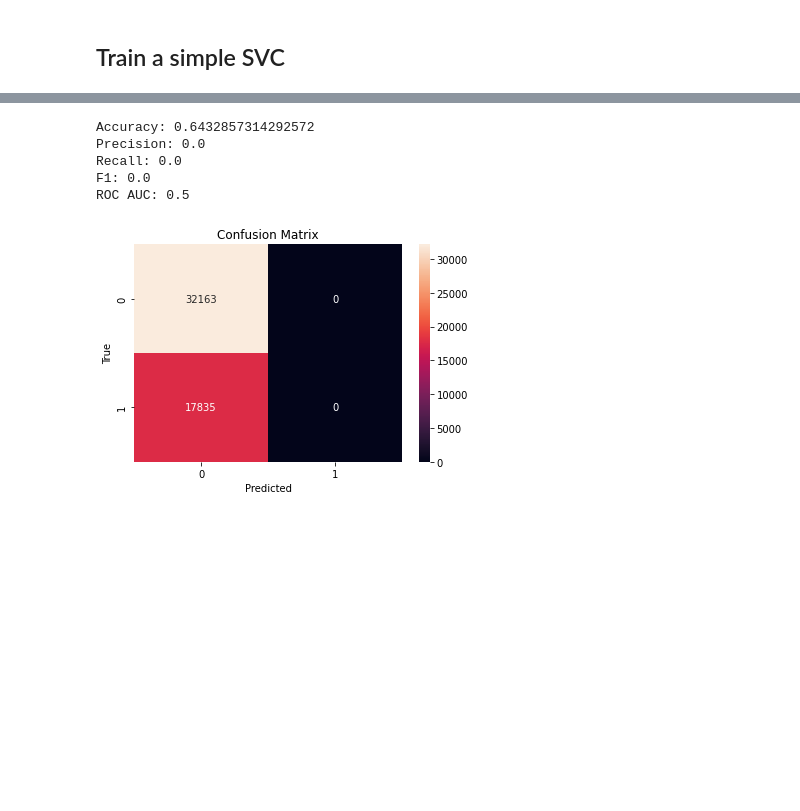
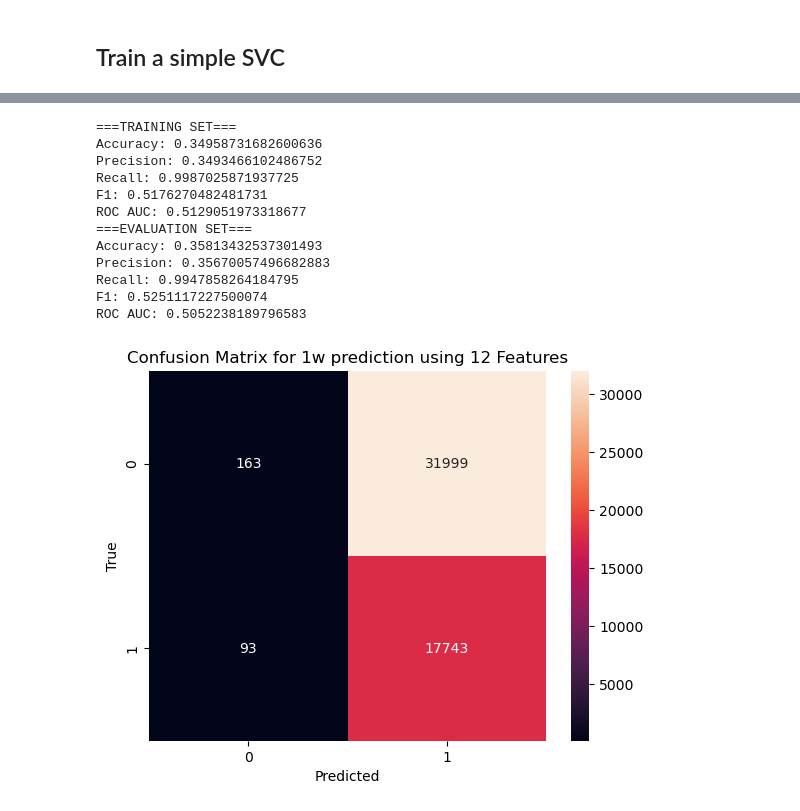
Before and after one commit to aashish-khub/bm_outperformers_project, a Jupyter notebook: dslc_documentation/03_prediction_SVC.ipynb, the cells around one changed output, grey strips where cells are left out. Cells and saved outputs as stored; diff of their text form; code cells hidden in the pictures; blank space fills up the shorter version.

Commit message:
update to use continuous features and binary targets

```diff
--- a/dslc_documentation/03_prediction_SVC.ipynb
+++ b/dslc_documentation/03_prediction_SVC.ipynb
@@ -47,9 +47,9 @@ test_ticker_df
 # %%
 NUM_FEATURES = 12
 PREDICTION_PERIOD = "1w"
-MODEL_USING_DF = active_returns_thresholded
+MODEL_USING_DF = active_returns
 # MODEL_USING_DF = test_ticker_df #turn this on to run for one company
-df = featurize_time_series(MODEL_USING_DF, PREDICTION_PERIOD, NUM_FEATURES)
+df = featurize_time_series(MODEL_USING_DF, PREDICTION_PERIOD, NUM_FEATURES,set_threshold_for_target_var_bps=N_THRESHOLD_BPS)
 target_var = "ar_" + PREDICTION_PERIOD + "_t"
 X = df.drop(columns=[target_var, "Date", "Ticker"])
 y = df[[target_var]]
@@ -104,6 +104,6 @@ import seaborn as sns
 import matplotlib.pyplot as plt
 # %%
 #Train an SVM model
-model = SVC(probability=True, kernel="linear")
+model = SVC(probability=True,max_iter=5000, verbose=True, class_weight="balanced",kernel="linear")
 model.fit(X_train, y_train.ravel()) #  # Use .ravel() to ensure y_train is a 1D array
 # %% [output]
@@ -111,31 +129,23 @@ SVC(kernel='linear', probability=True)
-# %%
-# Evaluate the model
-y_pred = model.predict(X_eval)
-y_pred_proba = model.predict_proba(X_eval)
-
-accuracy = accuracy_score(y_eval, y_pred)
-precision = precision_score(y_eval, y_pred)
-recall = recall_score(y_eval, y_pred)
-f1 = f1_score(y_eval, y_pred)
-roc_auc = roc_auc_score(y_eval, y_pred_proba[:, 1])
-
-print("Accuracy:", accuracy)
-print("Precision:", precision)
-print("Recall:", recall)
-print("F1:", f1)
-print("ROC AUC:", roc_auc)
-
-# Show the confusion matrix
-cm = confusion_matrix(y_eval, y_pred)
-sns.heatmap(cm, annot=True, fmt='d')
-plt.xlabel('Predicted')
-plt.ylabel('True')
-plt.title('Confusion Matrix')
-plt.show()
-# %% [output]
-Accuracy: 0.6432857314292572
-Precision: 0.0
-Recall: 0.0
-F1: 0.0
-ROC AUC: 0.5
-[figure, removed]
+# %%
+y_pred = model.predict(X_eval)
+y_pred_proba = model.predict_proba(X_eval)
+y_train_pred = model.predict(X_train)
+y_train_pred_proba = model.predict_proba(X_train)
+print("===TRAINING SET===")
+evaluate_model_performance(y_train, y_train_pred, y_train_pred_proba,PREDICTION_PERIOD,NUM_FEATURES,plot_confusion_matrix=False)
+print("===EVALUATION SET===")
+evaluate_model_performance(y_eval, y_pred, y_pred_proba,PREDICTION_PERIOD,NUM_FEATURES)
+# %% [output]
+===TRAINING SET===
+Accuracy: 0.34958731682600636
+Precision: 0.3493466102486752
+Recall: 0.9987025871937725
+F1: 0.5176270482481731
+ROC AUC: 0.5129051973318677
+===EVALUATION SET===
+Accuracy: 0.35813432537301493
+Precision: 0.35670057496682883
+Recall: 0.9947858264184795
+F1: 0.5251117227500074
+ROC AUC: 0.5052238189796583
+[figure, added]
```
Also changed, not shown: parts of 4 cells of this notebook, 4 other files.
